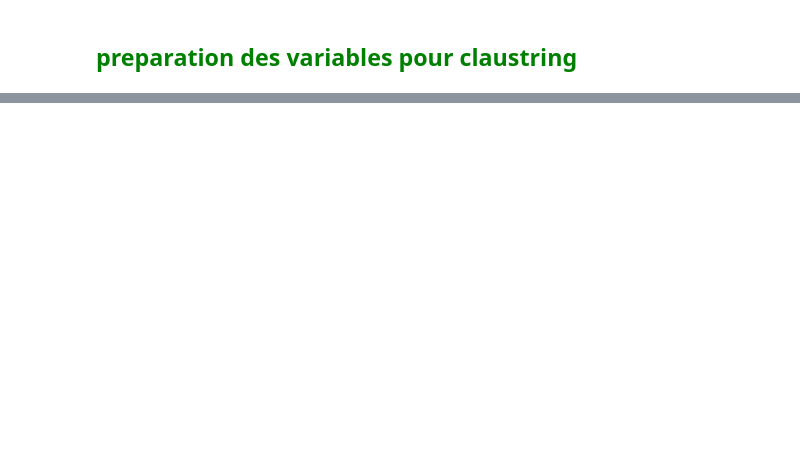
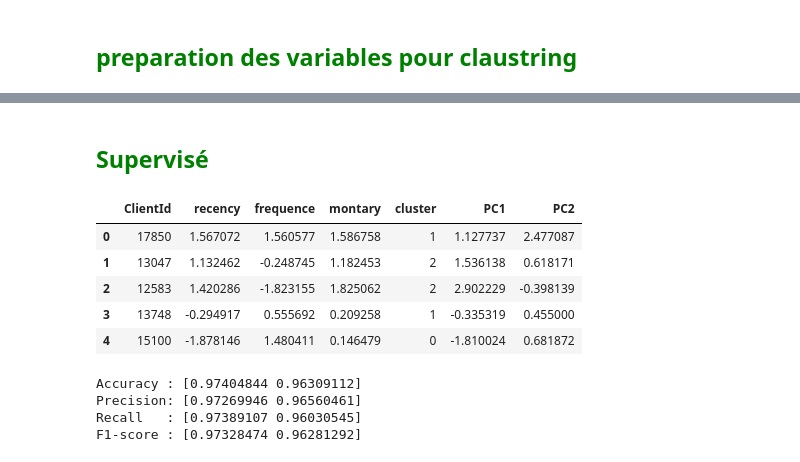
Before and after one commit to zennouh/classification-project, a Jupyter notebook: work.ipynb, the cells around one changed output, grey strips where cells are left out. Saved outputs shown, nothing was run; the diff lists cells and outputs as text; code cells hidden in the pictures; blank space fills up the shorter version.

```diff
--- a/work.ipynb
+++ b/work.ipynb
@@ -167,0 +367,62 @@ plt.show()
+# %% [markdown]
+## <font color="green">Supervisé</font>
+# %%
+df_clients_rfm.head()
+# %% [output]
+|  | ClientId | recency | frequence | montary | cluster | PC1 | PC2 |
+| 0 | 17850 | 1.567072 | 1.560577 | 1.586758 | 1 | 1.127737 | 2.477087 |
+| 1 | 13047 | 1.132462 | -0.248745 | 1.182453 | 2 | 1.536138 | 0.618171 |
+| 2 | 12583 | 1.420286 | -1.823155 | 1.825062 | 2 | 2.902229 | -0.398139 |
+| 3 | 13748 | -0.294917 | 0.555692 | 0.209258 | 1 | -0.335319 | 0.455000 |
+| 4 | 15100 | -1.878146 | 1.480411 | 0.146479 | 0 | -1.810024 | 0.681872 |
+# %%
+from sklearn.ensemble import RandomForestClassifier
+from sklearn.model_selection import train_test_split
+from sklearn.model_selection import StratifiedKFold, cross_val_score, cross_validate
+import joblib
+
+features = df_clients_rfm.drop(columns=["cluster", "PC1", "PC2", "ClientId"])
+target = df_clients_rfm.cluster
+
+X_train, X_test, y_train, y_test= train_test_split(features, target, test_size=0.2, random_state=42)
+
+def saveModel(file_name, model):
+    joblib.dump(model, open(f"models/{file_name}", 'wb'))
+
+def loadmodel(file_name):
+    model = joblib.load(open(f"models/{file_name}", "rb"))
+    return model
+
+def train_validate():
+    model = RandomForestClassifier()
+    kfold = StratifiedKFold(n_splits=2, random_state=42, shuffle=True)
+    def validate():
+        scoring = {
+            "accuracy": "accuracy",
+            "precision": "precision_macro",
+            "recall": "recall_macro",
+            "f1": "f1_macro"
+        }
+
+        cv_results = cross_validate(
+            model,
+            X_train,
+            y_train,
+            cv=kfold,
+            scoring=scoring
+        )
+
+        print("Accuracy :", cv_results["test_accuracy"])
+        print("Precision:", cv_results["test_precision"])
+        print("Recall   :", cv_results["test_recall"])
+        print("F1-score :", cv_results["test_f1"])
+    validate()
+    model = model.fit(X_train, y_train)
+    return model
+
+model = train_validate()
+# %% [output]
+Accuracy : [0.97404844 0.96309112]
+Precision: [0.97269946 0.96560461]
+Recall   : [0.97389107 0.96030545]
+F1-score : [0.97328474 0.96281292]
```
Also changed, not shown: parts of 23 cells of this notebook.
